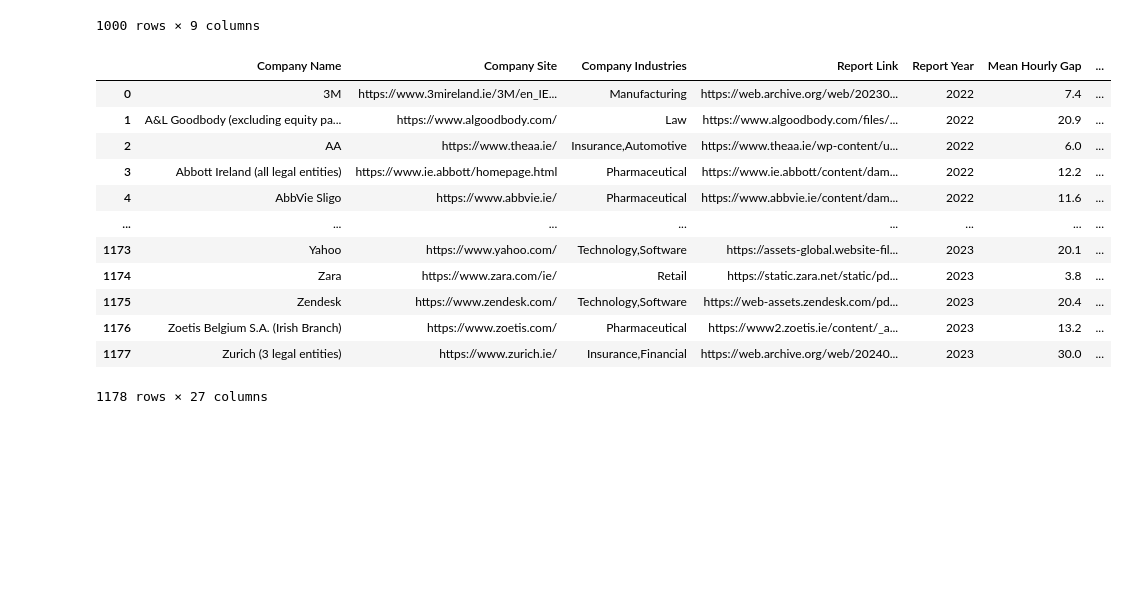
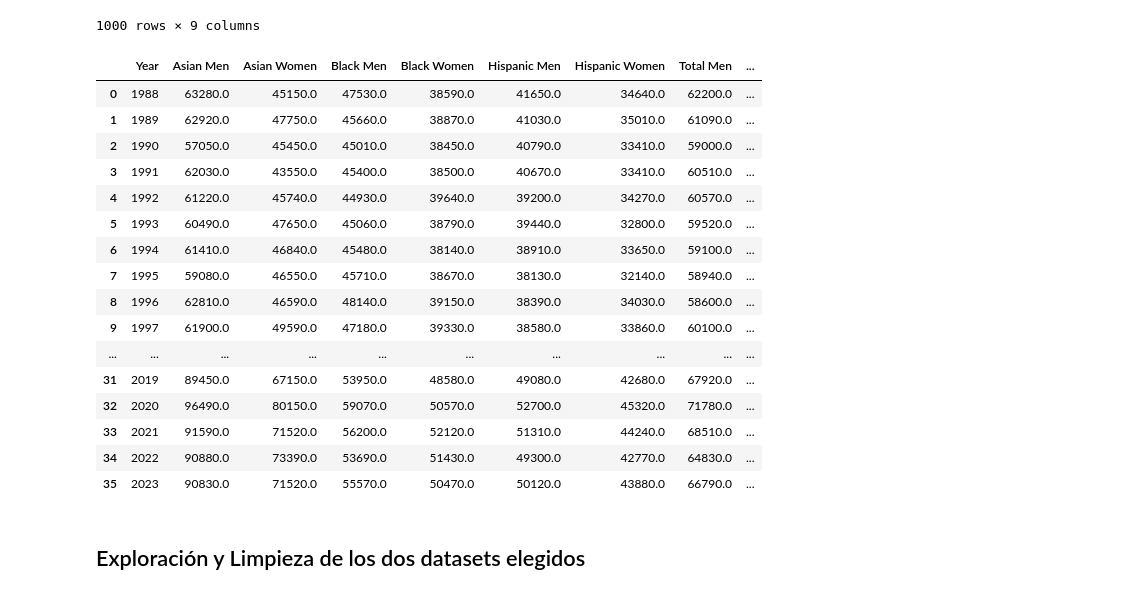
Before and after one commit to eleonorasoneira/Proyecto_PowerBI, a Jupyter notebook: proyectopowerbi.ipynb, the cells around one changed output. Saved outputs shown, nothing was run; the diff lists cells and outputs as text; code cells hidden in the pictures; blank space fills up the shorter version.

Commit message:
exploración y limpieza de datasets elegidos

```diff
--- a/proyectopowerbi.ipynb
+++ b/proyectopowerbi.ipynb
@@ -128,19 +118,25 @@ df_1
 | 999 | Financial Analyst | Male | 60 | 1 | PhD | Sales | 2 | 123108 | 2244 |
 1000 rows × 9 columns
 # %%
-df_6 = pd.read_csv('files/6 fullDenormalised.csv')
-df_6
+df_7 = pd.read_csv('files/7_salary_bras.csv')
+df_7
 # %% [output]
-|  | Company Name | Company Site | Company Industries | Report Link | Report Year | Mean Hourly Gap | ... |
-| 0 | 3M | https://www.3mireland.ie/3M/en_IE... | Manufacturing | https://web.archive.org/web/20230... | 2022 | 7.4 | ... |
-| 1 | A&L Goodbody (excluding equity pa... | https://www.algoodbody.com/ | Law | https://www.algoodbody.com/files/... | 2022 | 20.9 | ... |
-| 2 | AA | https://www.theaa.ie/ | Insurance,Automotive | https://www.theaa.ie/wp-content/u... | 2022 | 6.0 | ... |
-| 3 | Abbott Ireland (all legal entities) | https://www.ie.abbott/homepage.html | Pharmaceutical | https://www.ie.abbott/content/dam... | 2022 | 12.2 | ... |
-| 4 | AbbVie Sligo | https://www.abbvie.ie/ | Pharmaceutical | https://www.abbvie.ie/content/dam... | 2022 | 11.6 | ... |
-| ... | ... | ... | ... | ... | ... | ... | ... |
-| 1173 | Yahoo | https://www.yahoo.com/ | Technology,Software | https://assets-global.website-fil... | 2023 | 20.1 | ... |
-| 1174 | Zara | https://www.zara.com/ie/ | Retail | https://static.zara.net/static/pd... | 2023 | 3.8 | ... |
-| 1175 | Zendesk | https://www.zendesk.com/ | Technology,Software | https://web-assets.zendesk.com/pd... | 2023 | 20.4 | ... |
-| 1176 | Zoetis Belgium S.A. (Irish Branch) | https://www.zoetis.com/ | Pharmaceutical | https://www2.zoetis.ie/content/_a... | 2023 | 13.2 | ... |
-| 1177 | Zurich (3 legal entities) | https://www.zurich.ie/ | Insurance,Financial | https://web.archive.org/web/20240... | 2023 | 30.0 | ... |
+|  | Year | Asian Men | Asian Women | Black Men | Black Women | Hispanic Men | Hispanic Women | Total Men | ... |
+| 0 | 1988 | 63280.0 | 45150.0 | 47530.0 | 38590.0 | 41650.0 | 34640.0 | 62200.0 | ... |
+| 1 | 1989 | 62920.0 | 47750.0 | 45660.0 | 38870.0 | 41030.0 | 35010.0 | 61090.0 | ... |
+| 2 | 1990 | 57050.0 | 45450.0 | 45010.0 | 38450.0 | 40790.0 | 33410.0 | 59000.0 | ... |
+| 3 | 1991 | 62030.0 | 43550.0 | 45400.0 | 38500.0 | 40670.0 | 33410.0 | 60510.0 | ... |
+| 4 | 1992 | 61220.0 | 45740.0 | 44930.0 | 39640.0 | 39200.0 | 34270.0 | 60570.0 | ... |
+| 5 | 1993 | 60490.0 | 47650.0 | 45060.0 | 38790.0 | 39440.0 | 32800.0 | 59520.0 | ... |
+| 6 | 1994 | 61410.0 | 46840.0 | 45480.0 | 38140.0 | 38910.0 | 33650.0 | 59100.0 | ... |
+| 7 | 1995 | 59080.0 | 46550.0 | 45710.0 | 38670.0 | 38130.0 | 32140.0 | 58940.0 | ... |
+| 8 | 1996 | 62810.0 | 46590.0 | 48140.0 | 39150.0 | 38390.0 | 34030.0 | 58600.0 | ... |
+| 9 | 1997 | 61900.0 | 49590.0 | 47180.0 | 39330.0 | 38580.0 | 33860.0 | 60100.0 | ... |
+| ... | ... | ... | ... | ... | ... | ... | ... | ... | ... |
+| 31 | 2019 | 89450.0 | 67150.0 | 53950.0 | 48580.0 | 49080.0 | 42680.0 | 67920.0 | ... |
+| 32 | 2020 | 96490.0 | 80150.0 | 59070.0 | 50570.0 | 52700.0 | 45320.0 | 71780.0 | ... |
+| 33 | 2021 | 91590.0 | 71520.0 | 56200.0 | 52120.0 | 51310.0 | 44240.0 | 68510.0 | ... |
+| 34 | 2022 | 90880.0 | 73390.0 | 53690.0 | 51430.0 | 49300.0 | 42770.0 | 64830.0 | ... |
+| 35 | 2023 | 90830.0 | 71520.0 | 55570.0 | 50470.0 | 50120.0 | 43880.0 | 66790.0 | ... |
-1178 rows × 27 columns
+# %% [markdown]
+## Exploración y Limpieza de los dos datasets elegidos
```
Also changed, not shown: parts of 20 cells of this notebook.
